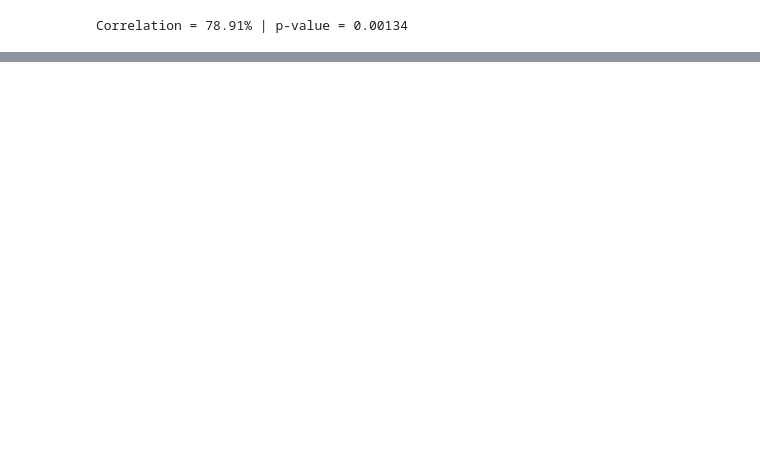
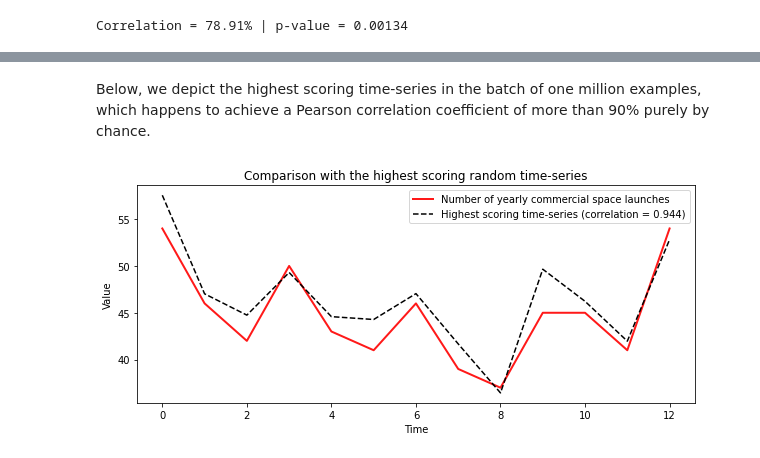
Before and after one commit to gmermoud/outreach, a Jupyter notebook: spurious-correlations.ipynb, the cells around one changed output, grey strips where cells are left out. Saved outputs shown, nothing was run; the diff lists cells and outputs as text; code cells hidden in the pictures; blank space fills up the shorter version.

Commit message:
Add new example to illustrate common causes and correlation by chance

```diff
--- a/spurious-correlations.ipynb
+++ b/spurious-correlations.ipynb
@@ -73,0 +74,21 @@ _ = plt.title("Histogram of correlation coefficients")
+# %% [markdown]
+Below, we depict the highest scoring time-series in the batch of one million examples, which happens to achieve a Pearson correlation coefficient of more than 90% purely by chance.
+# %%
+idx_max = np.argmax(corrs)
+
+plt.figure(figsize=(10, 4))
+
+plt.plot(ts_faa, alpha=0.9, color="r", linewidth=2)
+plt.plot(data[idx_max, :].T, "k--")
+
+_ = plt.xlabel("Time")
+_ = plt.ylabel("Value")
+_ = plt.title("Comparison with the highest scoring random time-series")
+_ = plt.legend(
+    [
+        "Number of yearly commercial space launches",
+        f"Highest scoring time-series (correlation = {corrs[idx_max]:.3f})",
+    ]
+)
+# %% [output]
+[figure, added]
```
Also changed, not shown: parts of 17 cells of this notebook.
